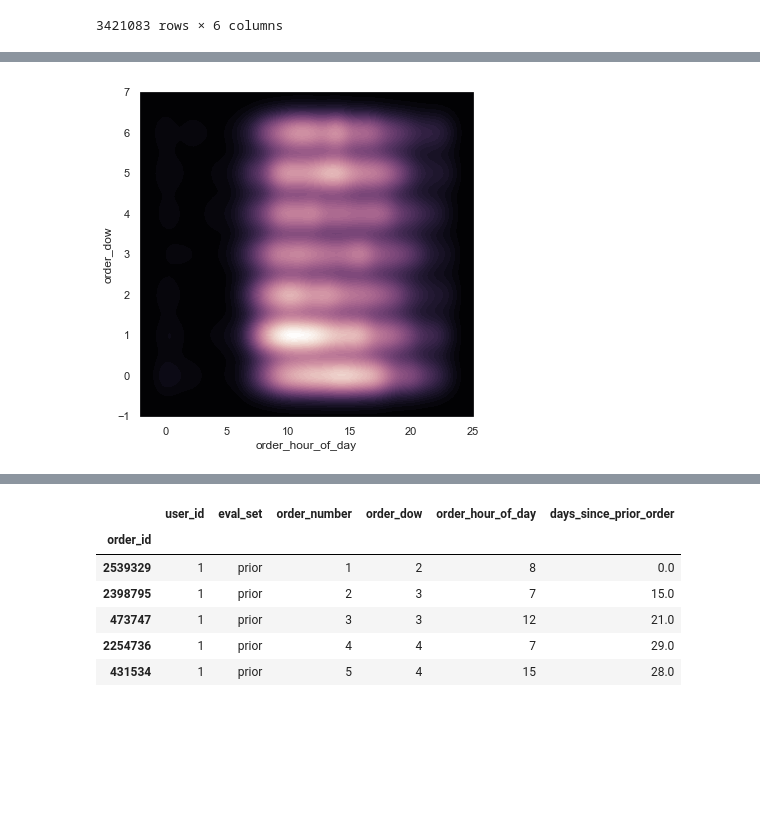
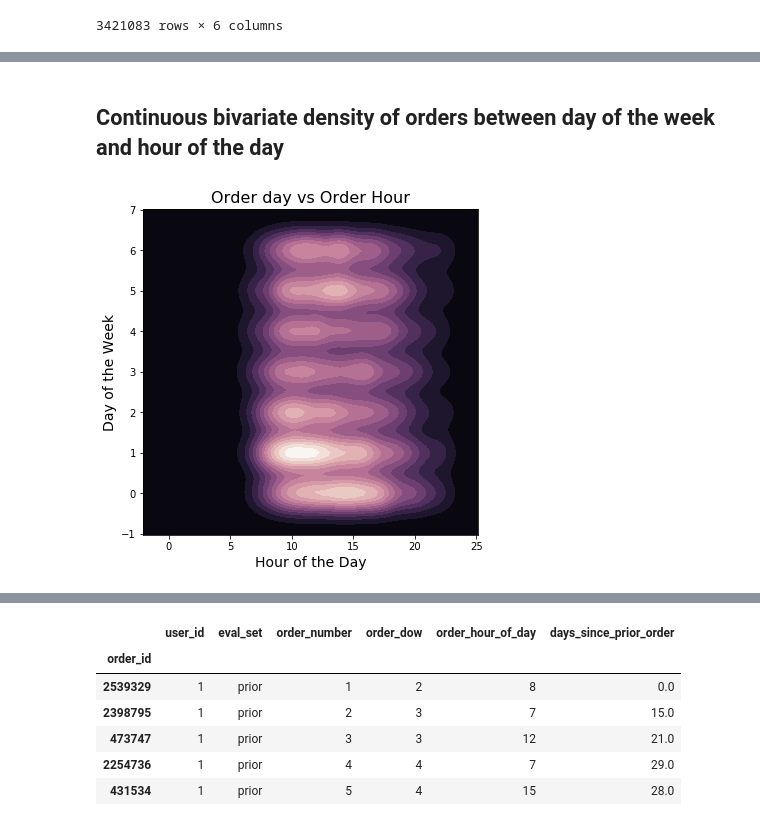
Before and after one commit to SamSamhuns/instacart_market_basket_analysis, a Jupyter notebook: instacart_data_analysis.ipynb, the cells around one changed output, grey strips where cells are left out. Cells and saved outputs as stored; diff of their text form; code cells hidden in the pictures; blank space fills up the shorter version.

```diff
--- a/instacart_data_analysis.ipynb
+++ b/instacart_data_analysis.ipynb
@@ -170,7 +172,3 @@ orders
 | 2977660 | 206209 | prior | 13 | 1 | 12 | 7.0 |
 | 272231 | 206209 | train | 14 | 6 | 14 | 30.0 |
 3421083 rows × 6 columns
-# %%
-sns.set(color_codes=True)
-xd = orders.iloc[0:2000,0] # order_id
-sns.distplot(xd, kde=False)
@@ -189,8 +205,14 @@ sns.distplot(x, kde=False, color="green")
+# %% [markdown]
+## Continuous bivariate density of orders between day of the week and hour of the day
 # %%
 smallset = orders[0:10000]
 
 f, ax = plt.subplots(figsize=(6, 6))
 cmap = sns.cubehelix_palette(as_cmap=True, dark=0, light=1, reverse=True)
-sns.kdeplot(smallset.order_hour_of_day, smallset.order_dow, cmap=cmap, n_levels=60, shade=True);
+sns.kdeplot(smallset.order_hour_of_day, smallset.order_dow, cmap=cmap, n_levels=15, shade=True);
+plt.title("Order day vs Order Hour", fontsize=16)
+plt.xlabel("Hour of the Day", fontsize=14)
+plt.ylabel("Day of the Week", fontsize=14)
+plt.show()
 # %% [output]
-[figure, old version]
+[figure, new version]
```
Also changed, not shown: parts of 11 cells of this notebook.
